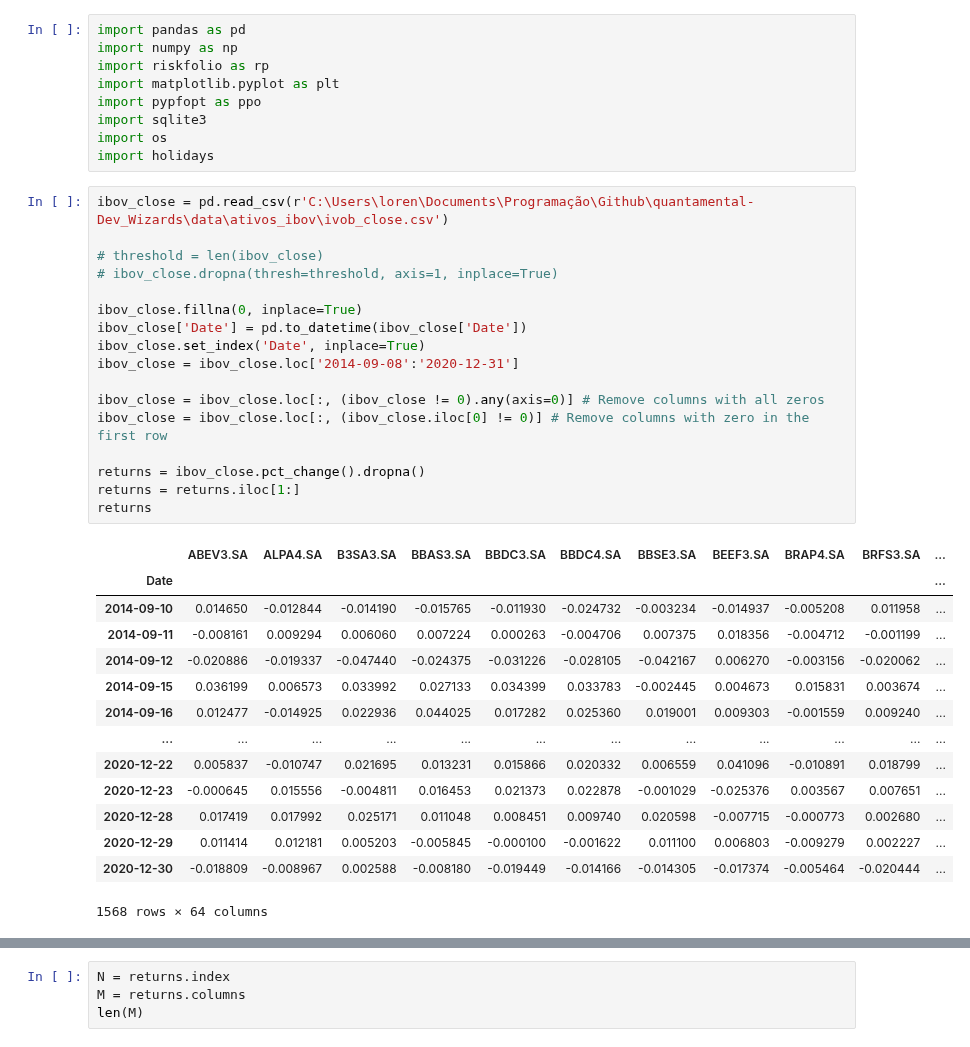
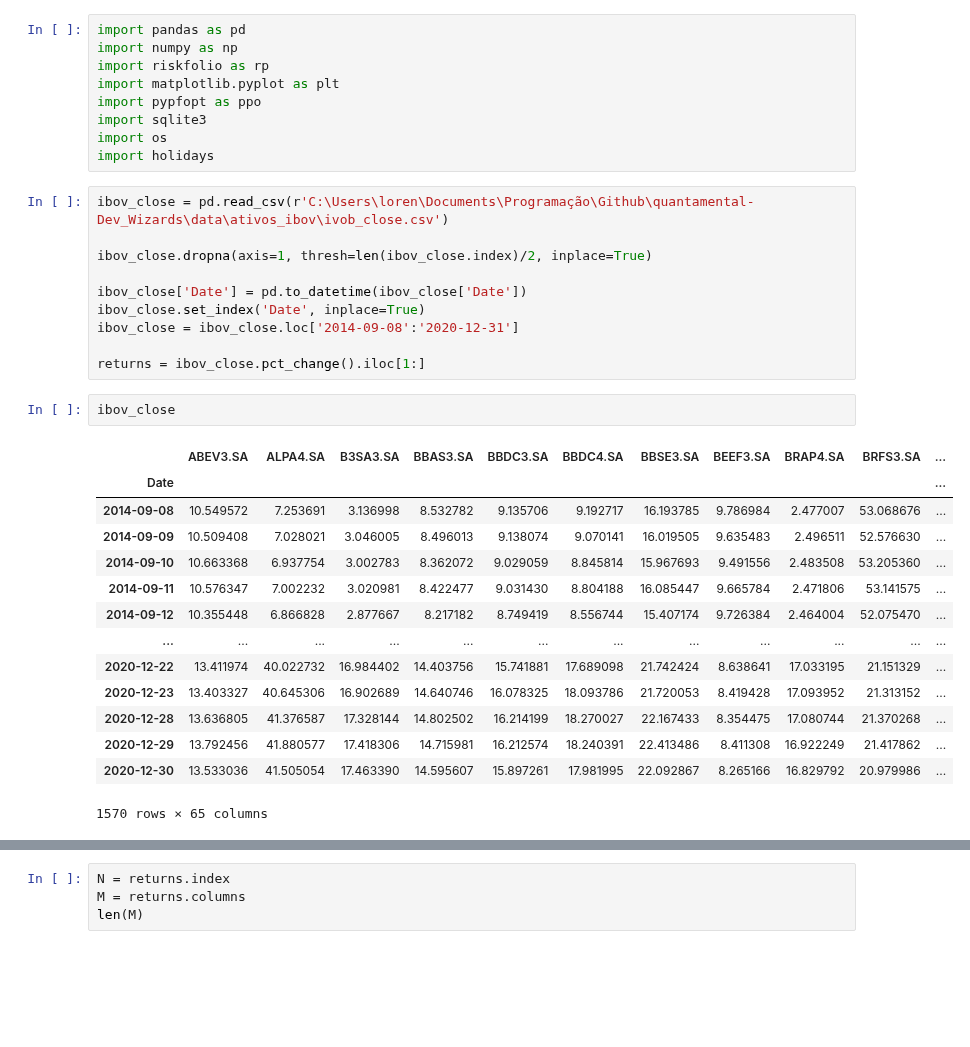
Before and after one commit to fea-dev-usp/quantamental-Dev_Wizards, a Jupyter notebook: indice_v2/rebalanceamentos_aleatorios.ipynb, the cells around one changed output, grey strips where cells are left out. Saved outputs shown, nothing was run; the diff lists cells and outputs as text; blank space fills up the shorter version.

```diff
--- a/indice_v2/rebalanceamentos_aleatorios.ipynb
+++ b/indice_v2/rebalanceamentos_aleatorios.ipynb
@@ -10,34 +10,29 @@ import holidays
 # %%
 ibov_close = pd.read_csv(r'C:\Users\loren\Documents\Programação\Github\quantamental-Dev_Wizards\data\ativos_ibov\ivob_close.csv')
 
-# threshold = len(ibov_close)
-# ibov_close.dropna(thresh=threshold, axis=1, inplace=True)
+ibov_close.dropna(axis=1, thresh=len(ibov_close.index)/2, inplace=True)
 
-ibov_close.fillna(0, inplace=True)
 ibov_close['Date'] = pd.to_datetime(ibov_close['Date'])
 ibov_close.set_index('Date', inplace=True)
 ibov_close = ibov_close.loc['2014-09-08':'2020-12-31']
 
-ibov_close = ibov_close.loc[:, (ibov_close != 0).any(axis=0)] # Remove columns with all zeros
-ibov_close = ibov_close.loc[:, (ibov_close.iloc[0] != 0)] # Remove columns with zero in the first row
-
-returns = ibov_close.pct_change().dropna()
-returns = returns.iloc[1:]
-returns
+returns = ibov_close.pct_change().iloc[1:]
-# %% [output]
-|  | ABEV3.SA | ALPA4.SA | B3SA3.SA | BBAS3.SA | BBDC3.SA | BBDC4.SA | BBSE3.SA | BEEF3.SA | BRAP4.SA | BRFS3.SA | ... |
-| Date |  |  |  |  |  |  |  |  |  |  | ... |
-| 2014-09-10 | 0.014650 | -0.012844 | -0.014190 | -0.015765 | -0.011930 | -0.024732 | -0.003234 | -0.014937 | -0.005208 | 0.011958 | ... |
-| 2014-09-11 | -0.008161 | 0.009294 | 0.006060 | 0.007224 | 0.000263 | -0.004706 | 0.007375 | 0.018356 | -0.004712 | -0.001199 | ... |
-| 2014-09-12 | -0.020886 | -0.019337 | -0.047440 | -0.024375 | -0.031226 | -0.028105 | -0.042167 | 0.006270 | -0.003156 | -0.020062 | ... |
-| 2014-09-15 | 0.036199 | 0.006573 | 0.033992 | 0.027133 | 0.034399 | 0.033783 | -0.002445 | 0.004673 | 0.015831 | 0.003674 | ... |
-| 2014-09-16 | 0.012477 | -0.014925 | 0.022936 | 0.044025 | 0.017282 | 0.025360 | 0.019001 | 0.009303 | -0.001559 | 0.009240 | ... |
-| ... | ... | ... | ... | ... | ... | ... | ... | ... | ... | ... | ... |
-| 2020-12-22 | 0.005837 | -0.010747 | 0.021695 | 0.013231 | 0.015866 | 0.020332 | 0.006559 | 0.041096 | -0.010891 | 0.018799 | ... |
-| 2020-12-23 | -0.000645 | 0.015556 | -0.004811 | 0.016453 | 0.021373 | 0.022878 | -0.001029 | -0.025376 | 0.003567 | 0.007651 | ... |
-| 2020-12-28 | 0.017419 | 0.017992 | 0.025171 | 0.011048 | 0.008451 | 0.009740 | 0.020598 | -0.007715 | -0.000773 | 0.002680 | ... |
-| 2020-12-29 | 0.011414 | 0.012181 | 0.005203 | -0.005845 | -0.000100 | -0.001622 | 0.011100 | 0.006803 | -0.009279 | 0.002227 | ... |
-| 2020-12-30 | -0.018809 | -0.008967 | 0.002588 | -0.008180 | -0.019449 | -0.014166 | -0.014305 | -0.017374 | -0.005464 | -0.020444 | ... |
-1568 rows × 64 columns
+# %%
+ibov_close
+# %% [output]
+|  | ABEV3.SA | ALPA4.SA | B3SA3.SA | BBAS3.SA | BBDC3.SA | BBDC4.SA | BBSE3.SA | BEEF3.SA | BRAP4.SA | BRFS3.SA | ... |
+| Date |  |  |  |  |  |  |  |  |  |  | ... |
+| 2014-09-08 | 10.549572 | 7.253691 | 3.136998 | 8.532782 | 9.135706 | 9.192717 | 16.193785 | 9.786984 | 2.477007 | 53.068676 | ... |
+| 2014-09-09 | 10.509408 | 7.028021 | 3.046005 | 8.496013 | 9.138074 | 9.070141 | 16.019505 | 9.635483 | 2.496511 | 52.576630 | ... |
+| 2014-09-10 | 10.663368 | 6.937754 | 3.002783 | 8.362072 | 9.029059 | 8.845814 | 15.967693 | 9.491556 | 2.483508 | 53.205360 | ... |
+| 2014-09-11 | 10.576347 | 7.002232 | 3.020981 | 8.422477 | 9.031430 | 8.804188 | 16.085447 | 9.665784 | 2.471806 | 53.141575 | ... |
+| 2014-09-12 | 10.355448 | 6.866828 | 2.877667 | 8.217182 | 8.749419 | 8.556744 | 15.407174 | 9.726384 | 2.464004 | 52.075470 | ... |
+| ... | ... | ... | ... | ... | ... | ... | ... | ... | ... | ... | ... |
+| 2020-12-22 | 13.411974 | 40.022732 | 16.984402 | 14.403756 | 15.741881 | 17.689098 | 21.742424 | 8.638641 | 17.033195 | 21.151329 | ... |
+| 2020-12-23 | 13.403327 | 40.645306 | 16.902689 | 14.640746 | 16.078325 | 18.093786 | 21.720053 | 8.419428 | 17.093952 | 21.313152 | ... |
+| 2020-12-28 | 13.636805 | 41.376587 | 17.328144 | 14.802502 | 16.214199 | 18.270027 | 22.167433 | 8.354475 | 17.080744 | 21.370268 | ... |
+| 2020-12-29 | 13.792456 | 41.880577 | 17.418306 | 14.715981 | 16.212574 | 18.240391 | 22.413486 | 8.411308 | 16.922249 | 21.417862 | ... |
+| 2020-12-30 | 13.533036 | 41.505054 | 17.463390 | 14.595607 | 15.897261 | 17.981995 | 22.092867 | 8.265166 | 16.829792 | 20.979986 | ... |
+1570 rows × 65 columns
 # %%
 # Portfolio simples com rp
```
Also changed, not shown: parts of 11 cells of this notebook.
